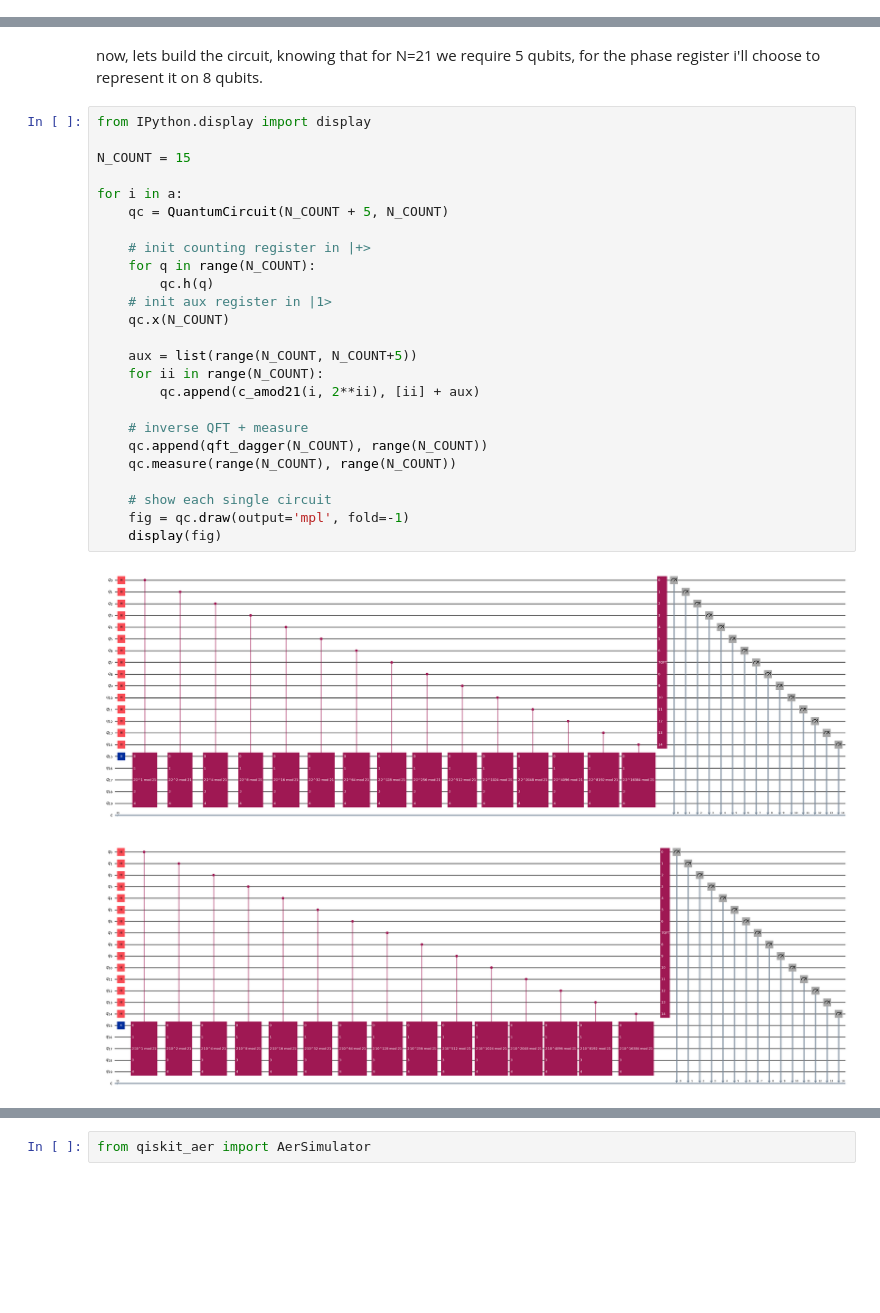
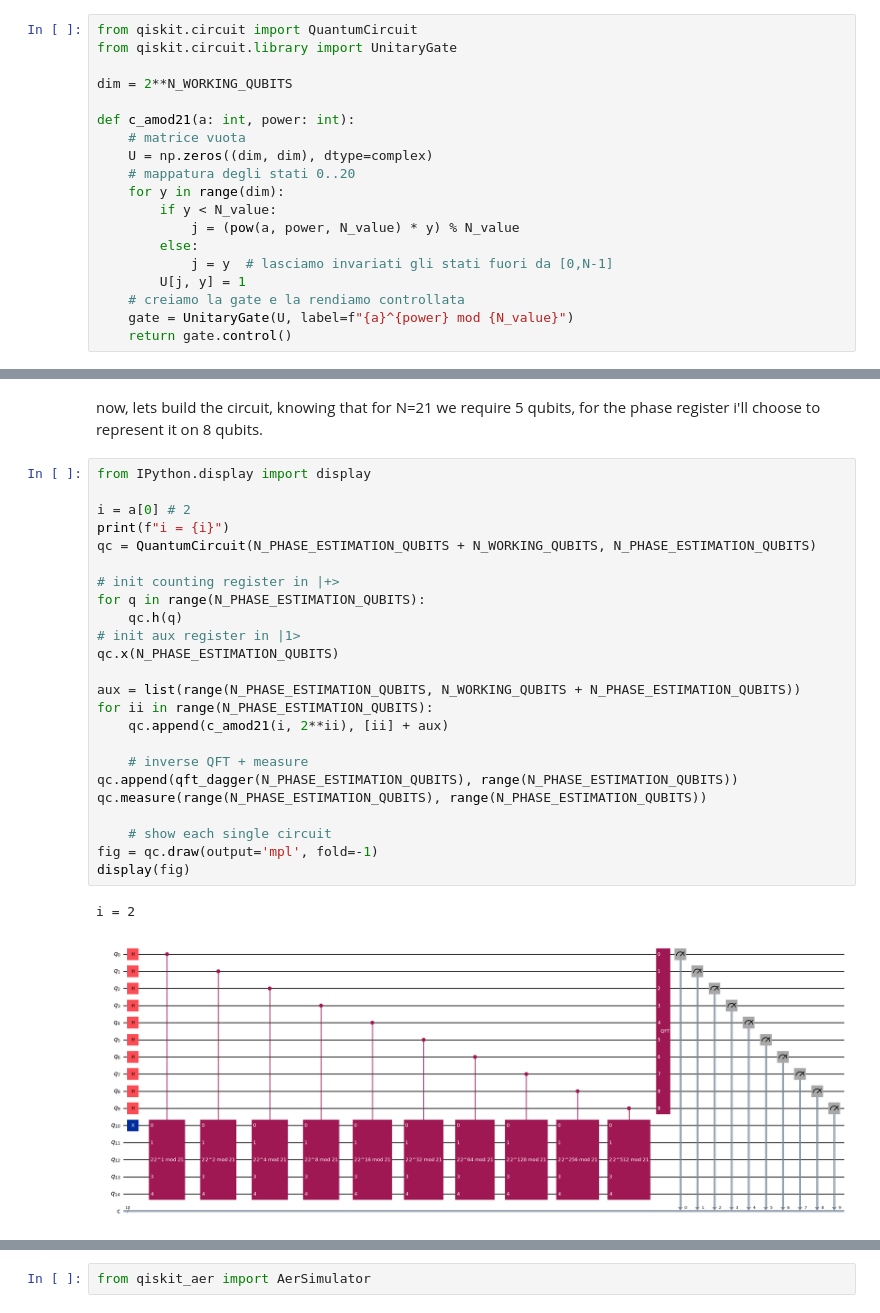
Before and after one commit to MenchiniDev/QuantumComputingAndQuantumInternetProject, a Jupyter notebook: Assignment2Menchini.ipynb, the cells around one changed output, grey strips where cells are left out. Cells and saved outputs as stored; diff of their text form; blank space fills up the shorter version.

```diff
--- a/Assignment2Menchini.ipynb
+++ b/Assignment2Menchini.ipynb
@@ -129,3 +50,22 @@ def c_amod21(a, power):
+# %%
+from qiskit.circuit import QuantumCircuit
+from qiskit.circuit.library import UnitaryGate
+
+dim = 2**N_WORKING_QUBITS
+
+def c_amod21(a: int, power: int):
+    # matrice vuota
+    U = np.zeros((dim, dim), dtype=complex)
+    # mappatura degli stati 0..20
+    for y in range(dim):
+        if y < N_value:
+            j = (pow(a, power, N_value) * y) % N_value
+        else:
+            j = y  # lasciamo invariati gli stati fuori da [0,N-1]
+        U[j, y] = 1
+    # creiamo la gate e la rendiamo controllata
+    gate = UnitaryGate(U, label=f"{a}^{power} mod {N_value}")
+    return gate.control()
 # %% [markdown]
 To complete the Shor algorithm, it's necessary the implementation of the QFT dagger, to convert the phase register value from the frequency domain to the real domain and so obtain the r value, fondamental to discover the factorization values of N = 21.
 # %%
@@ -146,28 +91,27 @@ now, lets build the circuit, knowing that for N=21 we require 5 qubits, for the
 # %%
 from IPython.display import display
 
-N_COUNT = 15
+i = a[0] # 2
+print(f"i = {i}")
+qc = QuantumCircuit(N_PHASE_ESTIMATION_QUBITS + N_WORKING_QUBITS, N_PHASE_ESTIMATION_QUBITS)
 
-for i in a:
-    qc = QuantumCircuit(N_COUNT + 5, N_COUNT)
+# init counting register in |+>
+for q in range(N_PHASE_ESTIMATION_QUBITS):
+    qc.h(q)
+# init aux register in |1>
+qc.x(N_PHASE_ESTIMATION_QUBITS)
 
-    # init counting register in |+>
-    for q in range(N_COUNT):
-        qc.h(q)
-    # init aux register in |1>
-    qc.x(N_COUNT)
-
-    aux = list(range(N_COUNT, N_COUNT+5))
-    for ii in range(N_COUNT):
-        qc.append(c_amod21(i, 2**ii), [ii] + aux)
+aux = list(range(N_PHASE_ESTIMATION_QUBITS, N_WORKING_QUBITS + N_PHASE_ESTIMATION_QUBITS))
+for ii in range(N_PHASE_ESTIMATION_QUBITS):
+    qc.append(c_amod21(i, 2**ii), [ii] + aux)
 
     # inverse QFT + measure
-    qc.append(qft_dagger(N_COUNT), range(N_COUNT))
-    qc.measure(range(N_COUNT), range(N_COUNT))
+qc.append(qft_dagger(N_PHASE_ESTIMATION_QUBITS), range(N_PHASE_ESTIMATION_QUBITS))
+qc.measure(range(N_PHASE_ESTIMATION_QUBITS), range(N_PHASE_ESTIMATION_QUBITS))
 
     # show each single circuit
-    fig = qc.draw(output='mpl', fold=-1)
-    display(fig)
+fig = qc.draw(output='mpl', fold=-1)
+display(fig)
 # %% [output]
+i = 2
-[figure, old version]
+[figure, new version]
-[figure, removed]
```
Also changed, not shown: parts of 27 cells of this notebook, 4 other files.
